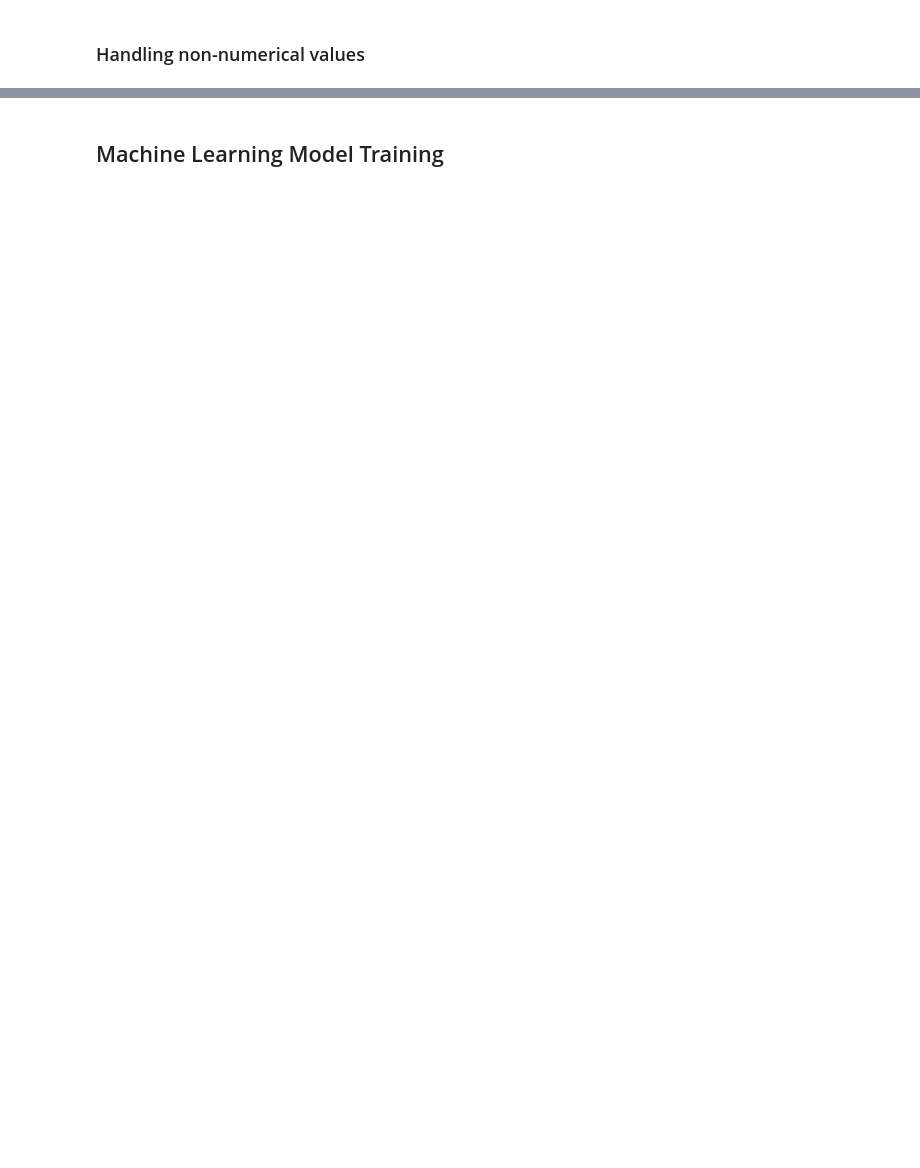
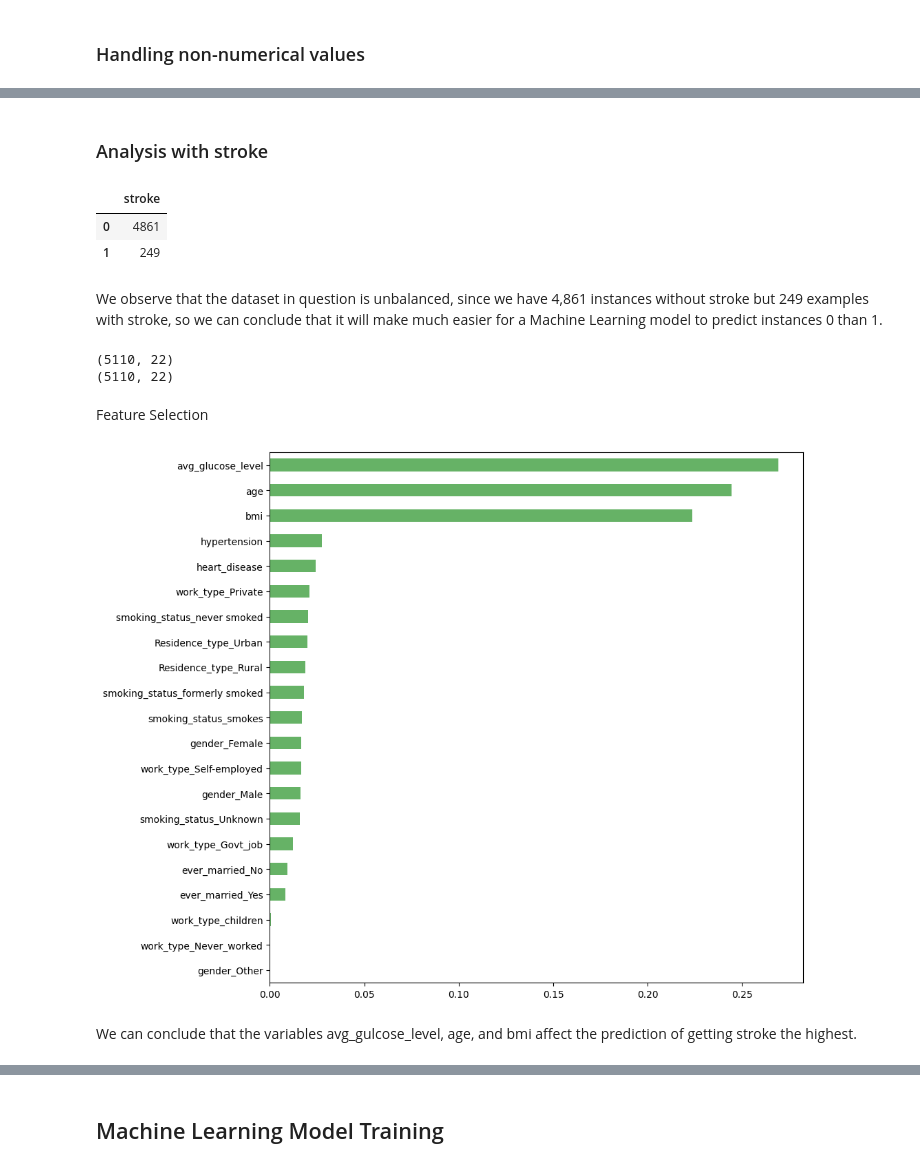
Before and after one commit to Kairos5106/stroke-predictor-machine-learning, a Jupyter notebook: stroke-prediction.ipynb, the cells around one changed output, grey strips where cells are left out. Drawn from its saved outputs; the diff is of its cells as text; code cells hidden in the pictures; blank space fills up the shorter version.

```diff
--- a/stroke-prediction.ipynb
+++ b/stroke-prediction.ipynb
@@ -141,0 +235,3 @@ sns.heatmap(data.corr(), annot=True, cmap="YlGnBu")
+# %%
+# Inputting the missing values with the mean
+data = data.fillna(np.mean(data['bmi']))
@@ -142,2 +261,11 @@ sns.heatmap(data.corr(), annot=True, cmap="YlGnBu")
 # %% [markdown]
 ### Handling non-numerical values
+# %%
+#using one hot encoding to convert all categorical data
+#integer encoded variable is removed and a new binary variable is added
+categorical = ['gender', 'ever_married', 'work_type',
+               'Residence_type', 'smoking_status']
+
+for i in categorical:
+    data = pd.concat([data, pd.get_dummies(data[i], prefix=i)], axis=1)
+    data.drop(i, axis=1, inplace=True)
@@ -143,0 +288,2 @@ sns.heatmap(data.corr(), annot=True, cmap="YlGnBu")
+# %% [markdown]
+### Analysis with stroke
@@ -143,0 +293,43 @@ sns.heatmap(data.corr(), annot=True, cmap="YlGnBu")
+# %%
+pd.DataFrame(data['stroke'].value_counts())
+# %% [output]
+|  | stroke |
+| 0 | 4861 |
+| 1 | 249 |
+# %% [markdown]
+We observe that the dataset in question is unbalanced, since we have 4,861 instances without stroke but 249 examples with stroke, so we can conclude that it will make much easier for a Machine Learning model to predict instances 0 than 1.
+# %%
+#removing missing values
+print(data.shape)
+
+data.dropna(inplace=True)
+
+print(data.shape)
+# %% [output]
+(5110, 22)
+(5110, 22)
+# %% [markdown]
+Feature Selection
+# %%
+#using random forest classifier to identify features
+from sklearn.ensemble import RandomForestClassifier
+
+rffs = RandomForestClassifier()
+
+rffs.fit(data.drop('stroke', axis=1),
+         data['stroke'])
+
+rf_importances = rffs.feature_importances_
+rf_importances = pd.Series(rf_importances,
+                           index=data.drop('stroke', axis=1) \
+                                   .columns.values)
+
+plt.figure(figsize=(10,10))
+rf_importances.sort_values()\
+              .plot(kind='barh',
+                    color='g',
+                    alpha=.6);
+# %% [output]
+[figure, added]
+# %% [markdown]
+We can conclude that the variables avg_gulcose_level, age, and bmi affect the prediction of getting stroke the highest.
```
Also changed, not shown: parts of 25 cells of this notebook.
